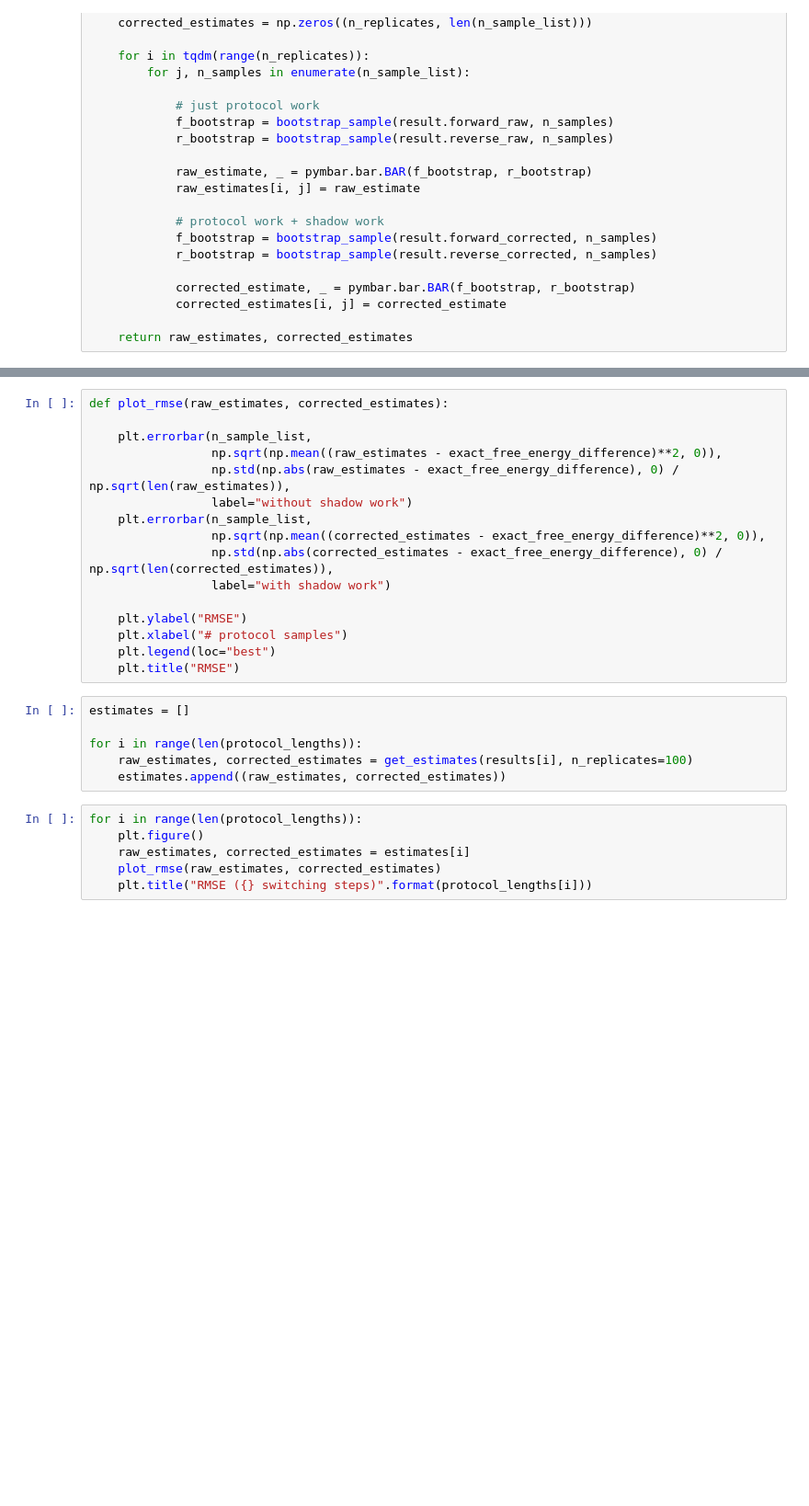
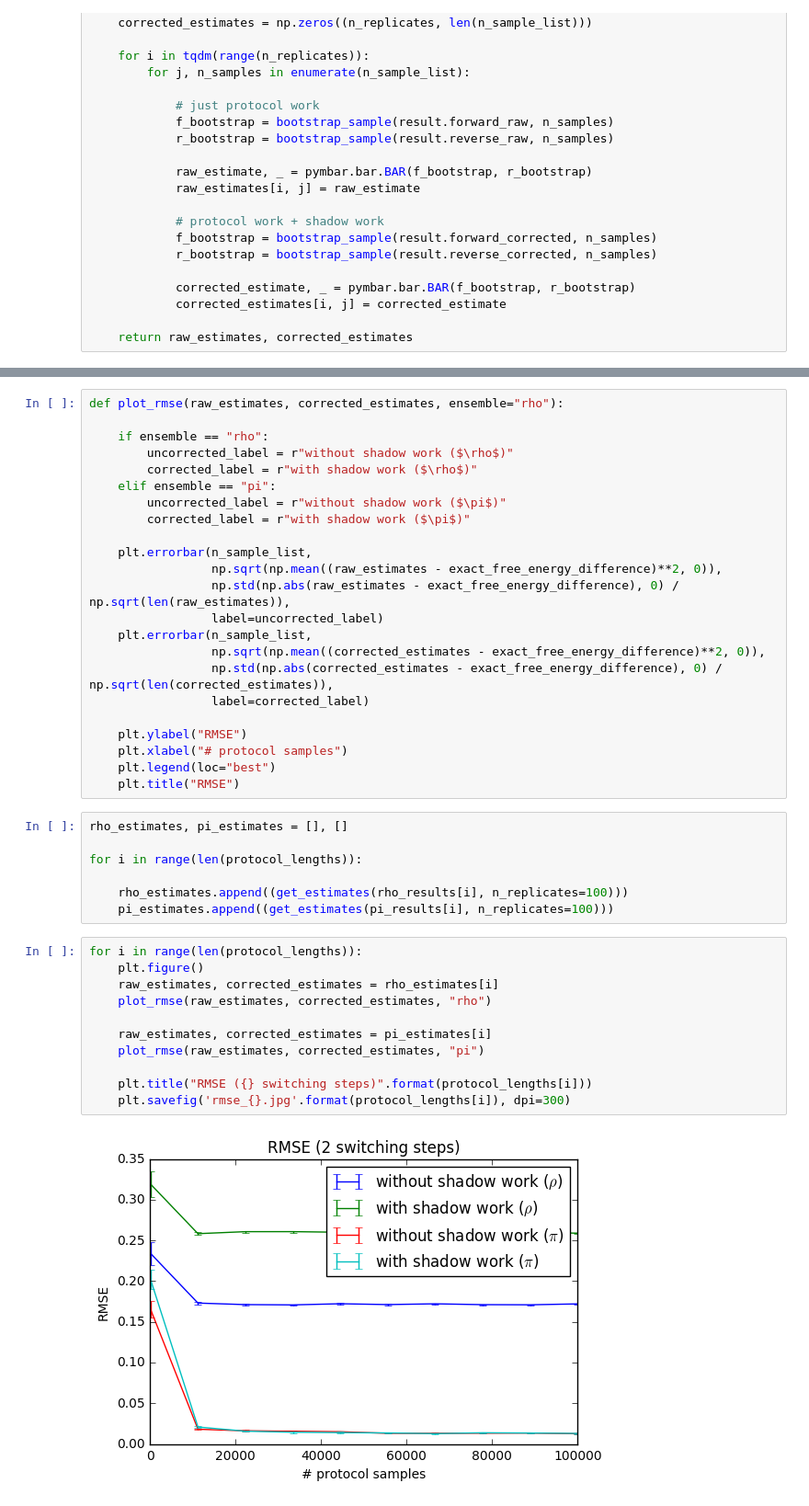
Before and after one commit to choderalab/importance-of-shadow-work, a Jupyter notebook: notebooks/Importance of shadow work- toy example.ipynb, the cells around one changed output, grey strips where cells are left out. Shown: that part at 92% size. Drawn from its saved outputs; the diff is of its cells as text; blank space fills up the shorter version.

```diff
--- a/notebooks/Importance of shadow work- toy example.ipynb
+++ b/notebooks/Importance of shadow work- toy example.ipynb
@@ -330,28 +390,43 @@ plt.title("Perturbed quartic potential")
 # %%
-def plot_rmse(raw_estimates, corrected_estimates):
+def plot_rmse(raw_estimates, corrected_estimates, ensemble="rho"):
+
+    if ensemble == "rho":
+        uncorrected_label = r"without shadow work ($\rho$)"
+        corrected_label = r"with shadow work ($\rho$)"
+    elif ensemble == "pi":
+        uncorrected_label = r"without shadow work ($\pi$)"
+        corrected_label = r"with shadow work ($\pi$)"
 
     plt.errorbar(n_sample_list,
                  np.sqrt(np.mean((raw_estimates - exact_free_energy_difference)**2, 0)),
                  np.std(np.abs(raw_estimates - exact_free_energy_difference), 0) / np.sqrt(len(raw_estimates)),
-                 label="without shadow work")
+                 label=uncorrected_label)
     plt.errorbar(n_sample_list,
                  np.sqrt(np.mean((corrected_estimates - exact_free_energy_difference)**2, 0)),
                  np.std(np.abs(corrected_estimates - exact_free_energy_difference), 0) / np.sqrt(len(corrected_estimates)),
-                 label="with shadow work")
+                 label=corrected_label)
 
     plt.ylabel("RMSE")
     plt.xlabel("# protocol samples")
     plt.legend(loc="best")
     plt.title("RMSE")
 # %%
-estimates = []
+rho_estimates, pi_estimates = [], []
 
 for i in range(len(protocol_lengths)):
-    raw_estimates, corrected_estimates = get_estimates(results[i], n_replicates=100)
-    estimates.append((raw_estimates, corrected_estimates))
+
+    rho_estimates.append((get_estimates(rho_results[i], n_replicates=100)))
+    pi_estimates.append((get_estimates(pi_results[i], n_replicates=100)))
 # %%
 for i in range(len(protocol_lengths)):
     plt.figure()
-    raw_estimates, corrected_estimates = estimates[i]
-    plot_rmse(raw_estimates, corrected_estimates)
+    raw_estimates, corrected_estimates = rho_estimates[i]
+    plot_rmse(raw_estimates, corrected_estimates, "rho")
+
+    raw_estimates, corrected_estimates = pi_estimates[i]
+    plot_rmse(raw_estimates, corrected_estimates, "pi")
+
     plt.title("RMSE ({} switching steps)".format(protocol_lengths[i]))
+    plt.savefig('rmse_{}.jpg'.format(protocol_lengths[i]), dpi=300)
+# %% [output]
+[figure, added]
```
Also changed, not shown: parts of 9 cells of this notebook, 9 other files.
